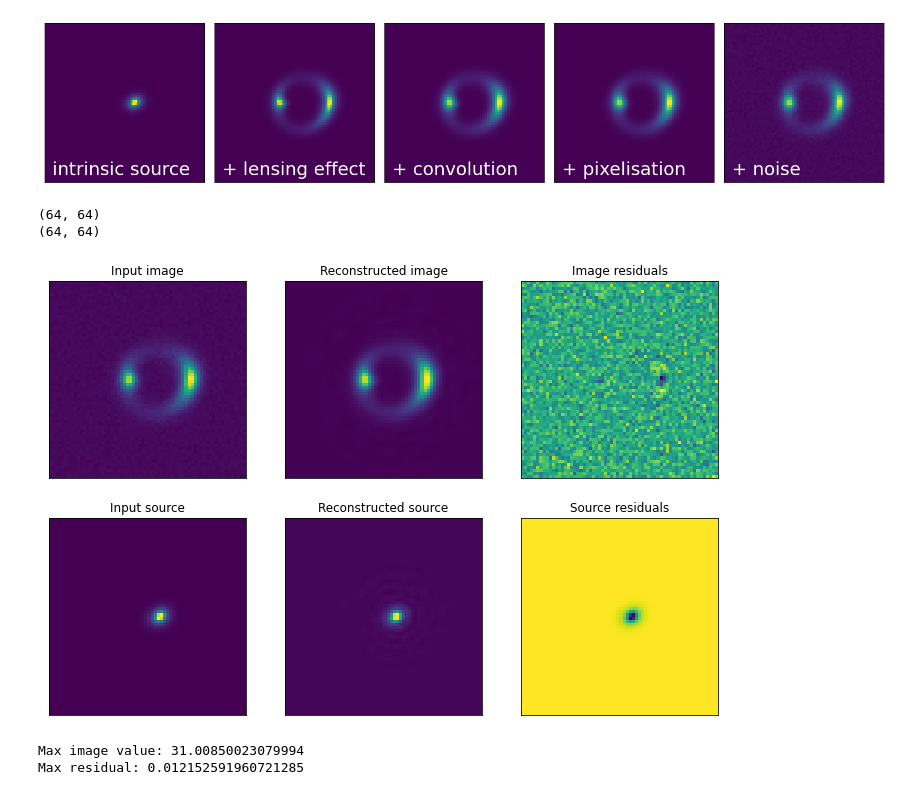
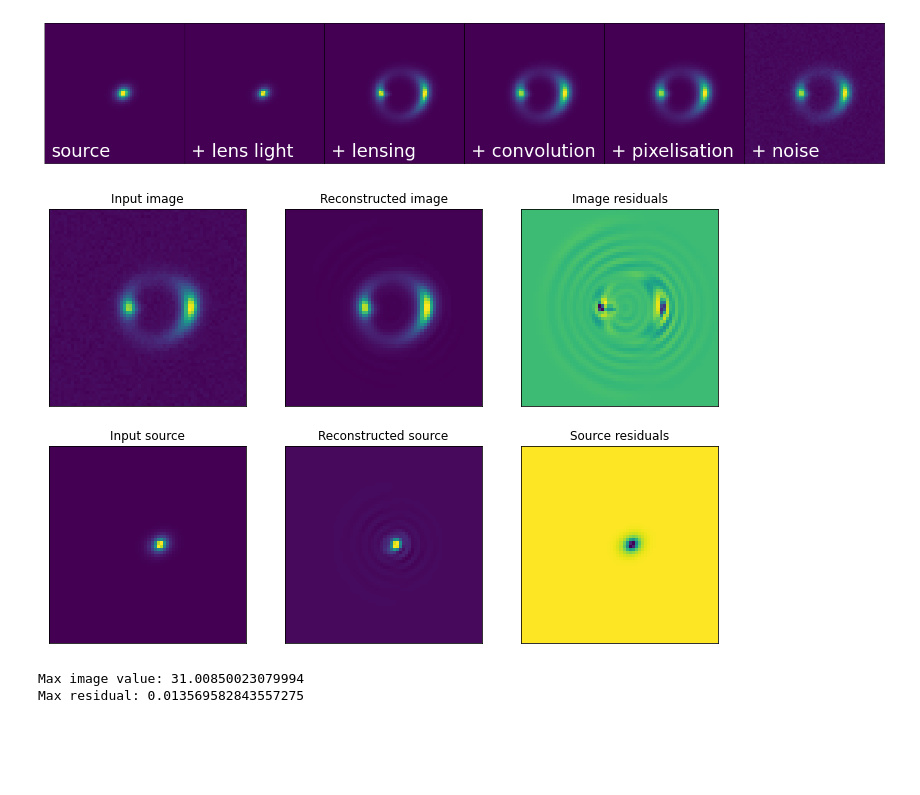
Before and after one commit to yashpatel5400/substructure, a Jupyter notebook: reconstruction.ipynb, the cells around one changed output. Saved outputs shown, nothing was run; the diff lists cells and outputs as text; code cells hidden in the pictures; blank space fills up the shorter version.

```diff
--- a/reconstruction.ipynb
+++ b/reconstruction.ipynb
@@ -42,8 +42,8 @@ background_rms = .2  #  background noise per pixel
 exp_time = 100.  #  exposure time (arbitrary units, flux per pixel is in units #photons/exp_time unit)
 numPix = 64  #  cutout pixel size
 deltaPix = 0.05  #  pixel size in arcsec (area per pixel = deltaPix**2)
-high_res_factor = 5
-subgrid_res = high_res_factor  # we set the subgrid resolution to the high resolution image that we will show, so the same numerics will be applied.
+factor = 5
+subgrid_res = factor  # we set the subgrid resolution to the high resolution image that we will show, so the same numerics will be applied.
 fwhm = 0.1 # full width half max of PSF
 psf_type = 'GAUSSIAN'  # 'gaussian', 'pixel', 'NONE'
 
@@ -104,52 +104,53 @@ poisson = image_util.add_poisson(image_no_noise_lensed, exp_time=exp_time)
 bkg = image_util.add_background(image_no_noise_lensed, sigma_bkd=background_rms)
 image_real_lensed = image_no_noise_lensed + poisson + bkg
 
-imageModel_no_lenslight = ImageModel(data_class=data_real, psf_class=psf, kwargs_numerics=kwargs_numerics, lens_model_class=lensModel, source_model_class=sourceLightModel, lens_light_model_class=None)
-image_no_lenslight = imageModel.image(kwargs_lens, kwargs_source, kwargs_lens_light=None, kwargs_ps=None)
+imageModel_no_lenslight = ImageModel(data_class=data_real, psf_class=psf, kwargs_numerics=kwargs_numerics, lens_model_class=None, source_model_class=sourceLightModel, lens_light_model_class=None)
+image_no_lenslight = imageModel_no_lenslight.image(None, kwargs_source, kwargs_lens_light=None, kwargs_ps=None)
 
 imageModel_high_res = ImageModel(data_class=data_real, psf_class=psf_high_res, kwargs_numerics={}, lens_model_class=lensModel, source_model_class=sourceLightModel, lens_light_model_class=lens_light_model_class)
-image_high_res_conv_lensed = imageModel_high_res.image(kwargs_lens, kwargs_source, kwargs_lens_light=kwargs_lens_light, kwargs_ps=None)
+image_conv_lensed = imageModel_high_res.image(kwargs_lens, kwargs_source, kwargs_lens_light=kwargs_lens_light, kwargs_ps=None)
 
 imageModel_high_res = ImageModel(data_class=data_real, psf_class=psf_no, kwargs_numerics={}, lens_model_class=lensModel, source_model_class=sourceLightModel, lens_light_model_class=lens_light_model_class)
-image_high_res_lensed = imageModel_high_res.image(kwargs_lens, kwargs_source, kwargs_lens_light=kwargs_lens_light, kwargs_ps=None)
+image_lensed = imageModel_high_res.image(kwargs_lens, kwargs_source, kwargs_lens_light=kwargs_lens_light, kwargs_ps=None)
 
 imageModel_ = ImageModel(data_class=data_real, psf_class=psf_no, kwargs_numerics={}, source_model_class=sourceLightModel, lens_light_model_class=lens_light_model_class)
-image_high_res_nolens_large = imageModel_.image(kwargs_lens=None, kwargs_source=kwargs_source, kwargs_lens_light=kwargs_lens_light, kwargs_ps=None)
+image_nolens_large = imageModel_.image(kwargs_lens=None, kwargs_source=kwargs_source, kwargs_lens_light=kwargs_lens_light, kwargs_ps=None)
 # %%
 cmap_string = 'gray'
 cmap = plt.get_cmap(cmap_string)
 cmap.set_bad(color='k', alpha=1.)
 cmap.set_under('k')
 
 v_min = 0
 v_max = 2
 
-f, axes = plt.subplots(1, 5, figsize=(20, 4), sharex=False, sharey=False)
+f, axes = plt.subplots(1, 6, figsize=(20, 4), sharex=False, sharey=False)
 label_to_image = {
-    "intrinsic source": image_high_res_nolens_large,
-    "+ lensing effect": image_high_res_lensed,
-    "+ convolution": image_high_res_conv_lensed,
+    "source": image_no_lenslight,
+    "+ lens light": image_nolens_large,
+    "+ lensing": image_lensed,
+    "+ convolution": image_conv_lensed,
     "+ pixelisation": image_no_noise_lensed,
     "+ noise": image_real_lensed,
 }
 
 for i, label in enumerate(label_to_image):
     ax = axes[i]
     im = ax.matshow((label_to_image[label]), origin='lower', extent=[0, 1, 0, 1])
     ax.get_xaxis().set_visible(False)
     ax.get_yaxis().set_visible(False)
     ax.autoscale(False)
 
     ax = axes[i]
     x_pos, y_pos = 0.05, 0.05
     fontsize_description = 30
     ax.text(x_pos, y_pos, label, color="w", fontsize=fontsize_description)
 
 f.tight_layout()
 f.subplots_adjust(left=None, bottom=None, right=None, top=None, wspace=0., hspace=0.05)
 plt.show()
 # %% [output]
-[figure, old version]
+[figure, new version]
 # %%
 from lenstronomy.LightModel.Profiles.shapelets_polar import ShapeletSetPolar
 
@@ -182,23 +183,20 @@ kwargs_source = [{'n_max': n_max_reconstruct, 'center_x': source_x, 'center_y':
 # this is the linear inversion
 wls_model, _, cov_param, param = imageModel.image_linear_solve(kwargs_lens, kwargs_source, kwargs_lens_light=kwargs_lens_light, kwargs_ps=None, inv_bool=False)
 lensed_reconstructed = wls_model
-# %% [output]
-(64, 64)
-(64, 64)
 # %%
 # given the solution of the linear inversion, we can also plot the coefficients in the source plane
 
 x_coords, y_coords = data_real.pixel_coordinates
 source_reconstructed = shapeletSet_reconstruct.function(util.image2array(x_coords), util.image2array(y_coords), param, n_max_reconstruct, beta_reconstruct, center_x=source_x, center_y=source_y)
-source_reconstructed_2d = util.array2image(source_reconstructed) * (deltaPix/high_res_factor)**2  # map 1d data vector in 2d image
+source_reconstructed_2d = util.array2image(source_reconstructed) * (deltaPix/factor)**2  # map 1d data vector in 2d image
 reduced_residuals = imageModel.reduced_residuals(wls_model)
 label_to_image = {
     "Input image": image_real_lensed,
     "Reconstructed image": wls_model,
     "Image residuals": reduced_residuals,
-    "Input source": image_high_res_nolens_large,
+    "Input source": image_nolens_large,
     "Reconstructed source": source_reconstructed_2d,
-    "Source residuals": source_reconstructed_2d - image_high_res_nolens_large,
+    "Source residuals": source_reconstructed_2d - image_nolens_large,
 }
 
 f, axes = plt.subplots(2, 3, figsize=(12, 8), sharex=False, sharey=False)
@@ -211,9 +209,9 @@ for i, label in enumerate(label_to_image):
     ax.autoscale(False)
 plt.show()
 
-print(f"Max image value: {np.max(image_high_res_nolens_large)}")
-print(f"Max residual: {np.max(source_reconstructed_2d - image_high_res_nolens_large)}")
+print(f"Max image value: {np.max(image_nolens_large)}")
+print(f"Max residual: {np.max(source_reconstructed_2d - image_nolens_large)}")
 # %% [output]
-[figure, old version]
+[figure, new version]
 Max image value: 31.00850023079994
-Max residual: 0.012152591960721285
+Max residual: 0.013569582843557275
```
